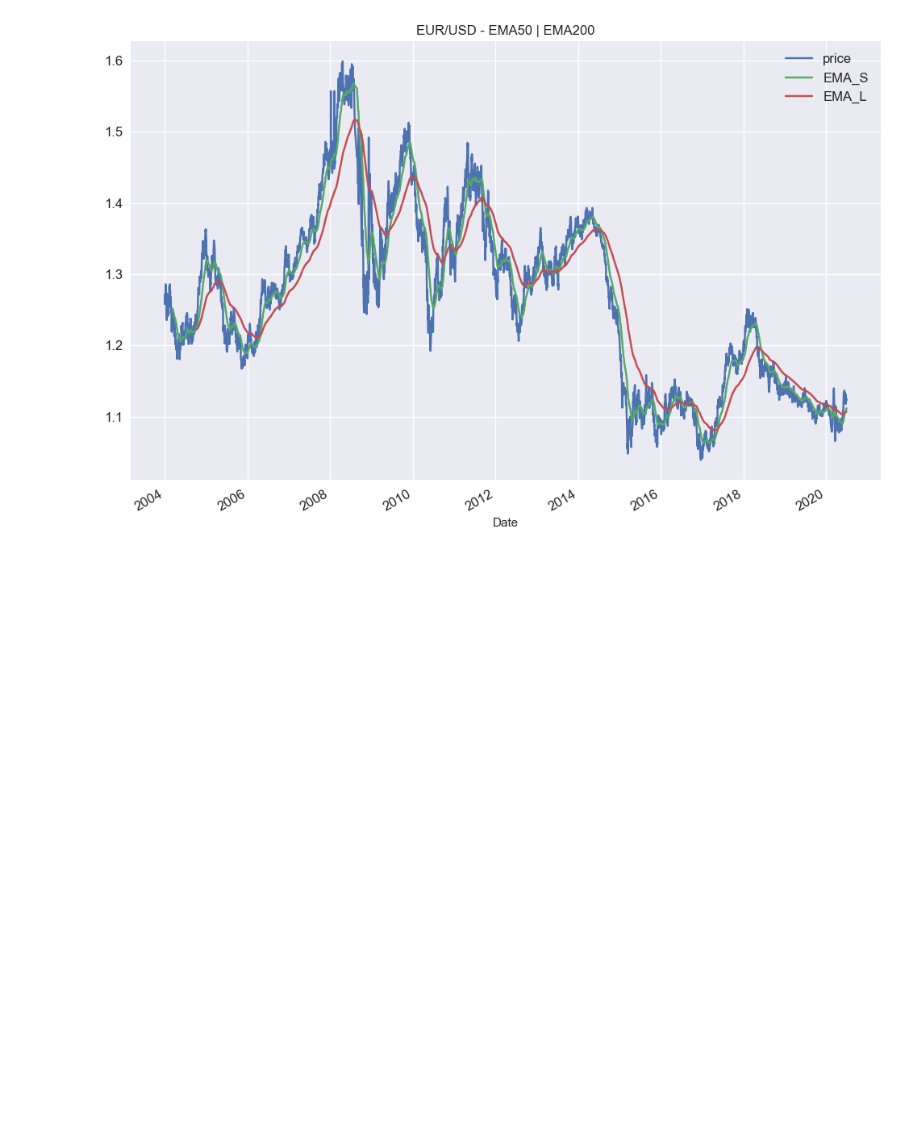
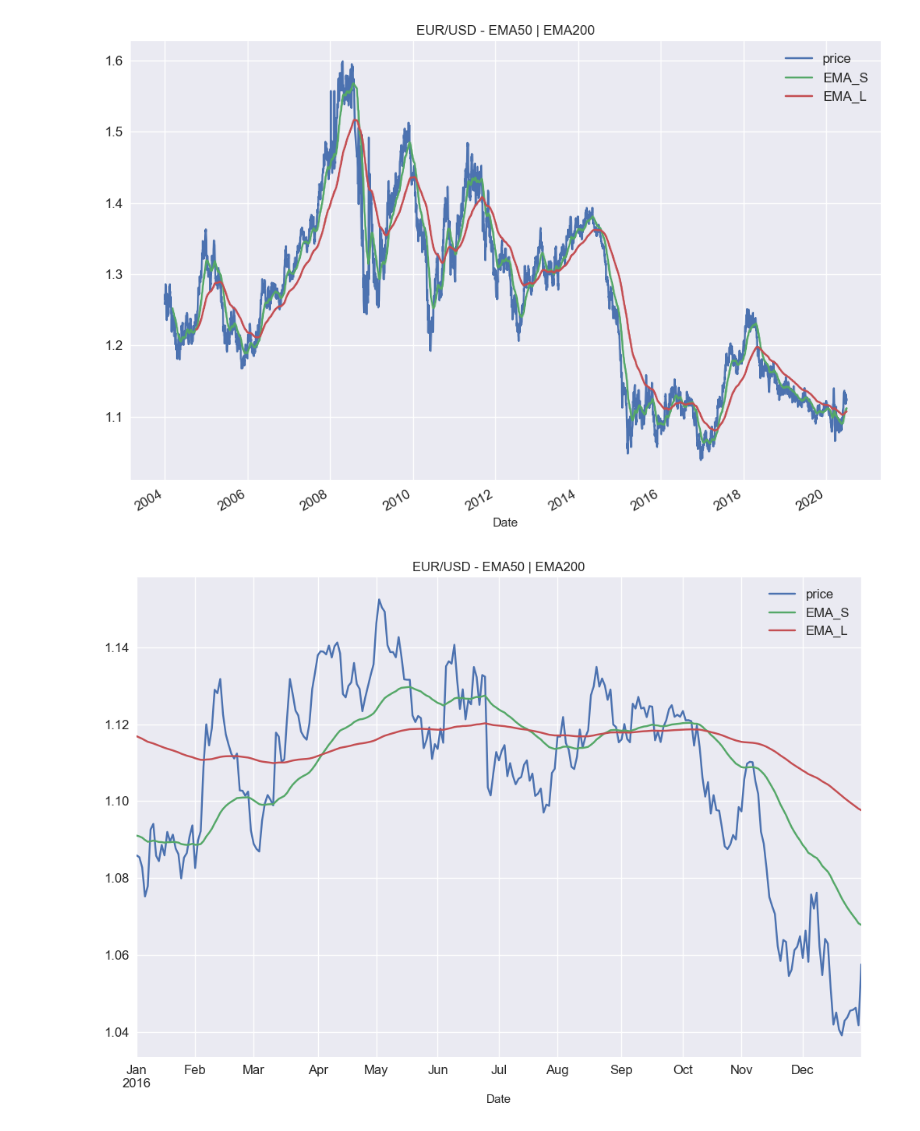
Before and after one commit to AvirukthGT/AlgoTrading, a Jupyter notebook: EMA/EMACrossover.ipynb, the cells around one changed output. Saved outputs shown, nothing was run; the diff lists cells and outputs as text; code cells hidden in the pictures; blank space fills up the shorter version.

```diff
--- a/EMA/EMACrossover.ipynb
+++ b/EMA/EMACrossover.ipynb
@@ -54,3 +54,10 @@ plt.legend(fontsize = 12)
 plt.show()
 # %% [output]
 [figure]
+# %%
+data.loc["2016", ["price", "EMA_S", "EMA_L"]].plot(figsize = (12, 8), fontsize = 12,
+                                                   title = "EUR/USD - EMA{} | EMA{}".format(ema_s, ema_l))
+plt.legend(fontsize = 12)
+plt.show()
+# %% [output]
+[figure, added]
```
Also changed, not shown: parts of 4 cells of this notebook.
